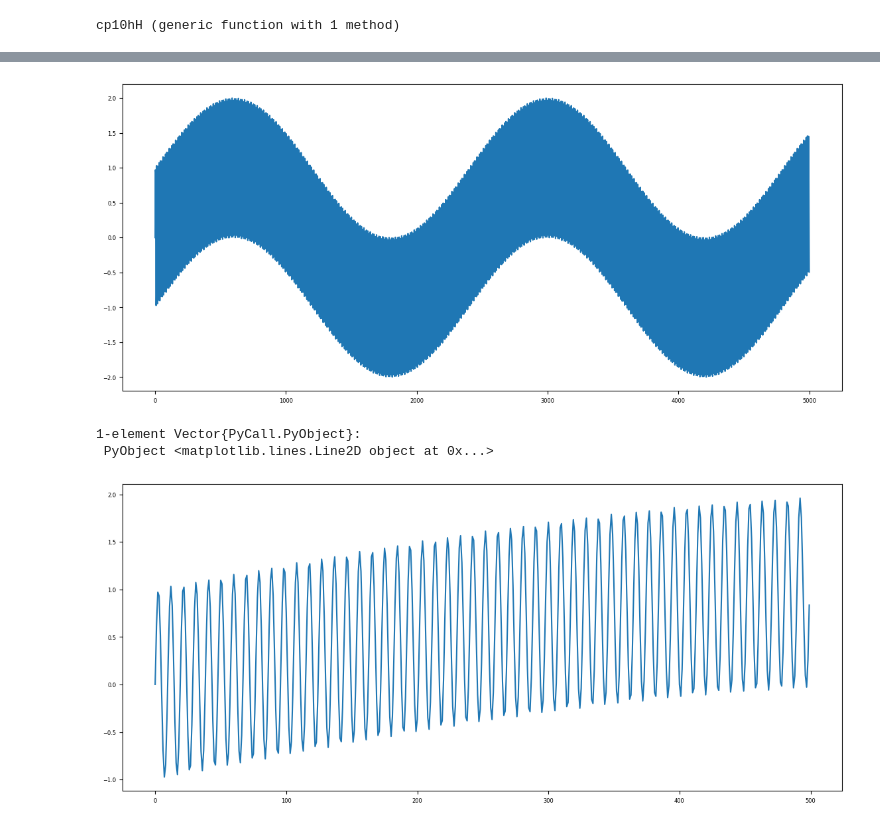
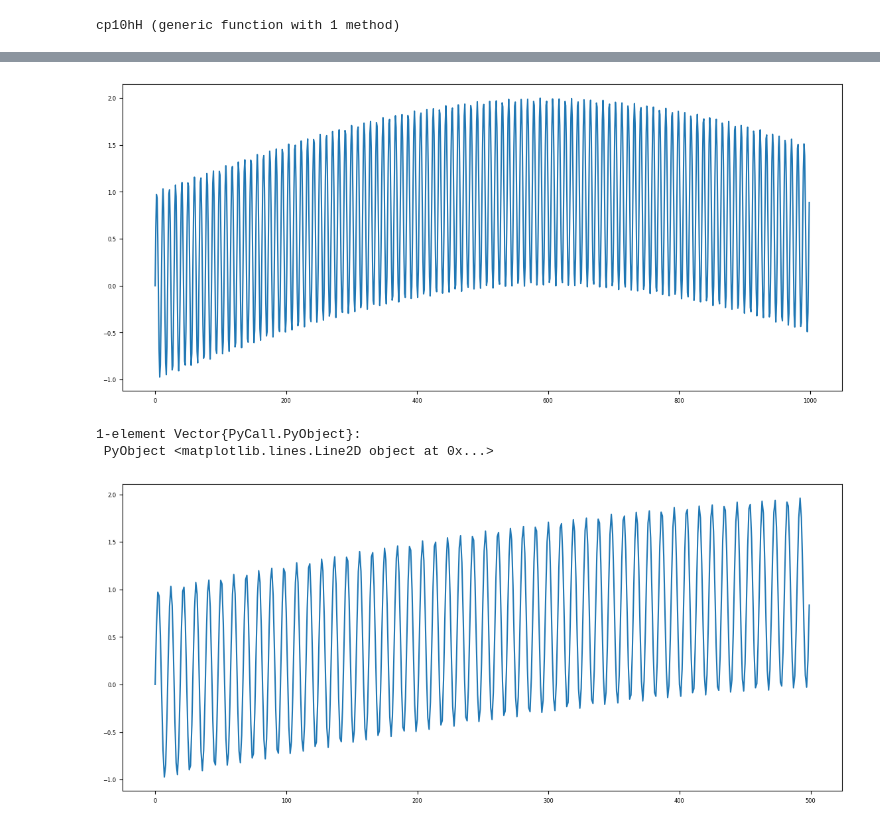
Before and after one commit to perrinmeyer/JuPyteR, a Jupyter notebook: key3.ipynb, the cells around one changed output, grey strips where cells are left out. Saved outputs shown, nothing was run; the diff lists cells and outputs as text; code cells hidden in the pictures.

```diff
--- a/key3.ipynb
+++ b/key3.ipynb
@@ -160,9 +160,9 @@ simplot(f2,H2)
 PyObject Text(0.5, 1, 'SIMplot semilogx and dB')
 # %%
 fig = figure("Title of Window",figsize=(14,6))
-plot(x)
+plot(x[1:1000])
 # %% [output]
-[figure, old version]
+[figure, new version]
 1-element Vector{PyCall.PyObject}:
  PyObject <matplotlib.lines.Line2D object at 0x...>
 # %%
```
Also changed, not shown: parts of 15 cells of this notebook, 1 other file.
